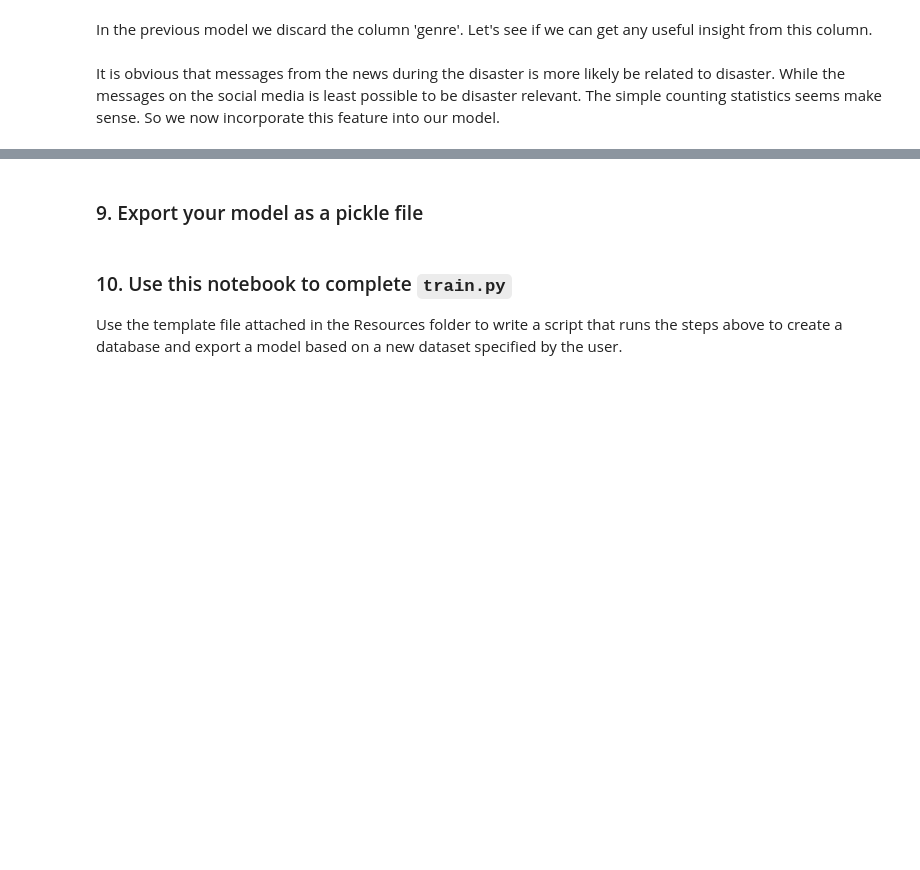
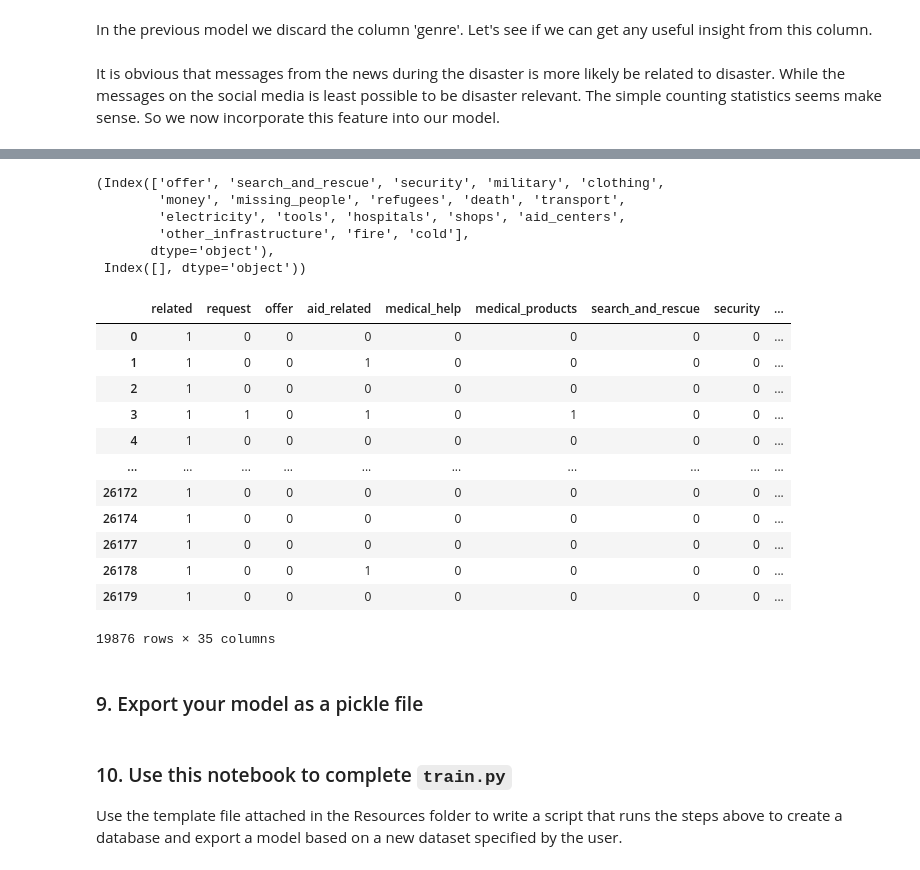
Before and after one commit to suebatista/Disaster-Response-Pipeline-Udacity, a Jupyter notebook: ML Pipeline Preparation.ipynb, the cells around one changed output, grey strips where cells are left out. Cells and saved outputs as stored; diff of their text form; code cells hidden in the pictures; blank space fills up the shorter version.

```diff
--- a/ML Pipeline Preparation.ipynb
+++ b/ML Pipeline Preparation.ipynb
@@ -237,0 +330,25 @@ report_df[(report_df['precision'] == 0.0) | (report_df.index == 'macro avg')]
+# %%
+categories.columns[criteria_1], categories.columns[criteria_2]
+# %% [output]
+(Index(['offer', 'search_and_rescue', 'security', 'military', 'clothing',
+        'money', 'missing_people', 'refugees', 'death', 'transport',
+        'electricity', 'tools', 'hospitals', 'shops', 'aid_centers',
+        'other_infrastructure', 'fire', 'cold'],
+       dtype='object'),
+ Index([], dtype='object'))
+# %%
+categories[categories['related'] == 1]
+# %% [output]
+|  | related | request | offer | aid_related | medical_help | medical_products | search_and_rescue | security | ... |
+| 0 | 1 | 0 | 0 | 0 | 0 | 0 | 0 | 0 | ... |
+| 1 | 1 | 0 | 0 | 1 | 0 | 0 | 0 | 0 | ... |
+| 2 | 1 | 0 | 0 | 0 | 0 | 0 | 0 | 0 | ... |
+| 3 | 1 | 1 | 0 | 1 | 0 | 1 | 0 | 0 | ... |
+| 4 | 1 | 0 | 0 | 0 | 0 | 0 | 0 | 0 | ... |
+| ... | ... | ... | ... | ... | ... | ... | ... | ... | ... |
+| 26172 | 1 | 0 | 0 | 0 | 0 | 0 | 0 | 0 | ... |
+| 26174 | 1 | 0 | 0 | 0 | 0 | 0 | 0 | 0 | ... |
+| 26177 | 1 | 0 | 0 | 0 | 0 | 0 | 0 | 0 | ... |
+| 26178 | 1 | 0 | 0 | 1 | 0 | 0 | 0 | 0 | ... |
+| 26179 | 1 | 0 | 0 | 0 | 0 | 0 | 0 | 0 | ... |
+19876 rows × 35 columns
```
Also changed, not shown: parts of 17 cells of this notebook, 1 other file.
